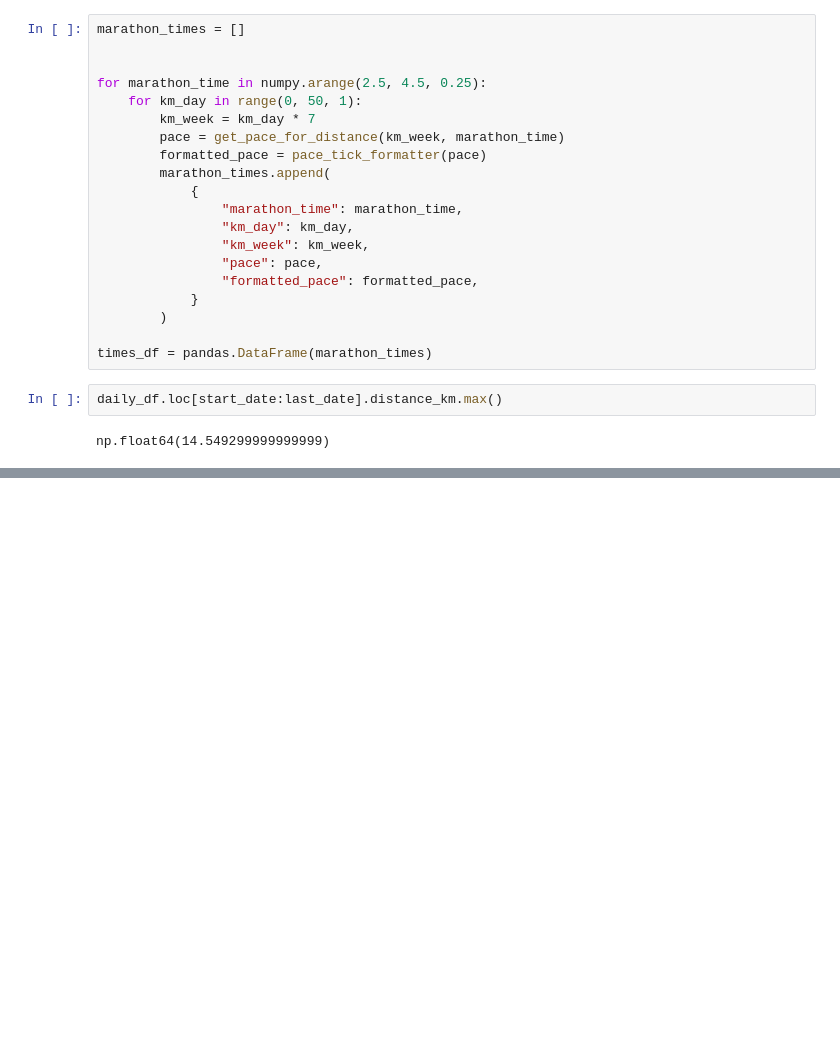
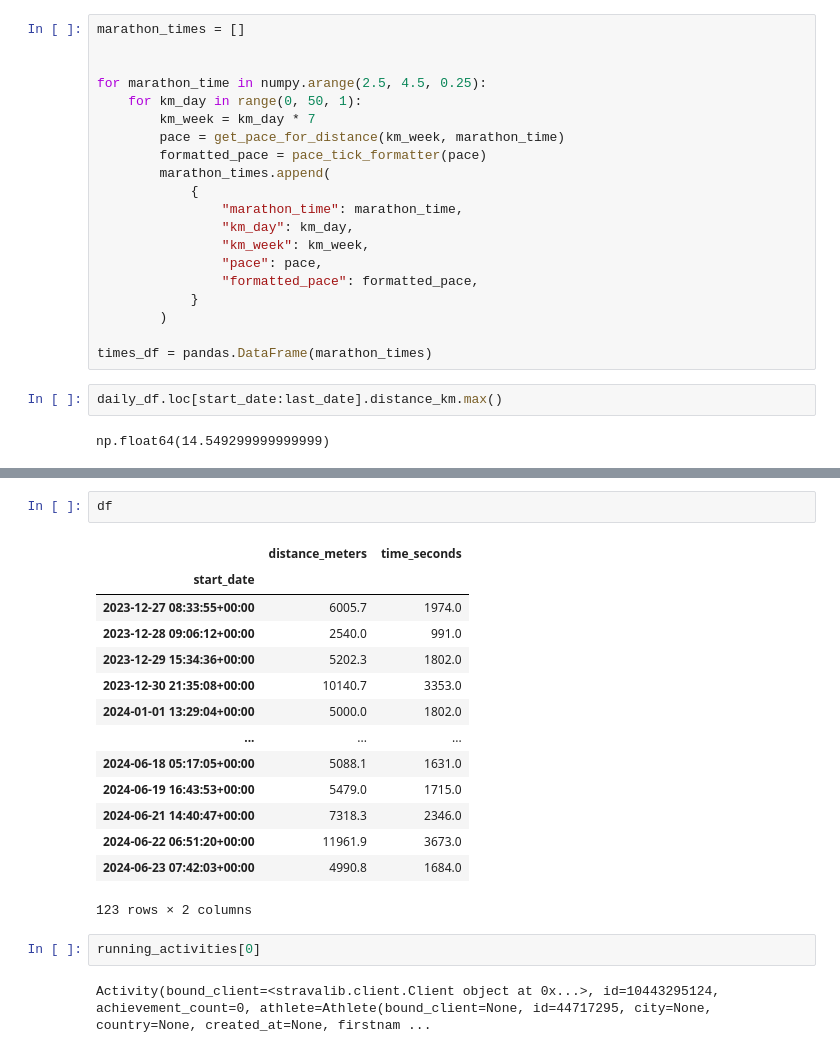
Before and after one commit to duarteocarmo/tandarunner, a Jupyter notebook: notebooks/strava-data.ipynb, the cells around one changed output, grey strips where cells are left out. Drawn from its saved outputs; the diff is of its cells as text; blank space fills up the shorter version.

```diff
--- a/notebooks/strava-data.ipynb
+++ b/notebooks/strava-data.ipynb
@@ -484,3 +483,24 @@ current_form = (
 ).interactive().show()
 # %% [output]
 [interactive output not drawn]
+# %%
+df
+# %% [output]
+|  | distance_meters | time_seconds |
+| start_date |  |  |
+| 2023-12-27 08:33:55+00:00 | 6005.7 | 1974.0 |
+| 2023-12-28 09:06:12+00:00 | 2540.0 | 991.0 |
+| 2023-12-29 15:34:36+00:00 | 5202.3 | 1802.0 |
+| 2023-12-30 21:35:08+00:00 | 10140.7 | 3353.0 |
+| 2024-01-01 13:29:04+00:00 | 5000.0 | 1802.0 |
+| ... | ... | ... |
+| 2024-06-18 05:17:05+00:00 | 5088.1 | 1631.0 |
+| 2024-06-19 16:43:53+00:00 | 5479.0 | 1715.0 |
+| 2024-06-21 14:40:47+00:00 | 7318.3 | 2346.0 |
+| 2024-06-22 06:51:20+00:00 | 11961.9 | 3673.0 |
+| 2024-06-23 07:42:03+00:00 | 4990.8 | 1684.0 |
+123 rows × 2 columns
+# %%
+running_activities[0]
+# %% [output]
+Activity(bound_client=<stravalib.client.Client object at 0x...>, id=10443295124, achievement_count=0, athlete=Athlete(bound_client=None, id=44717295, city=None, country=None, created_at=None, firstnam ...
```
Also changed, not shown: parts of 1 cell of this notebook, 8 other files.
